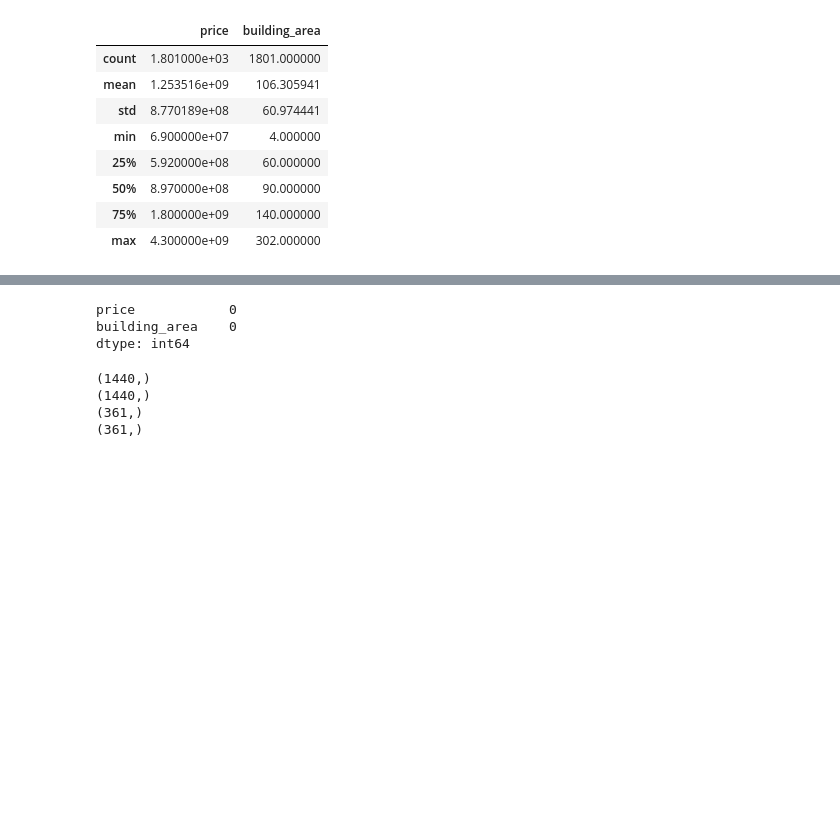
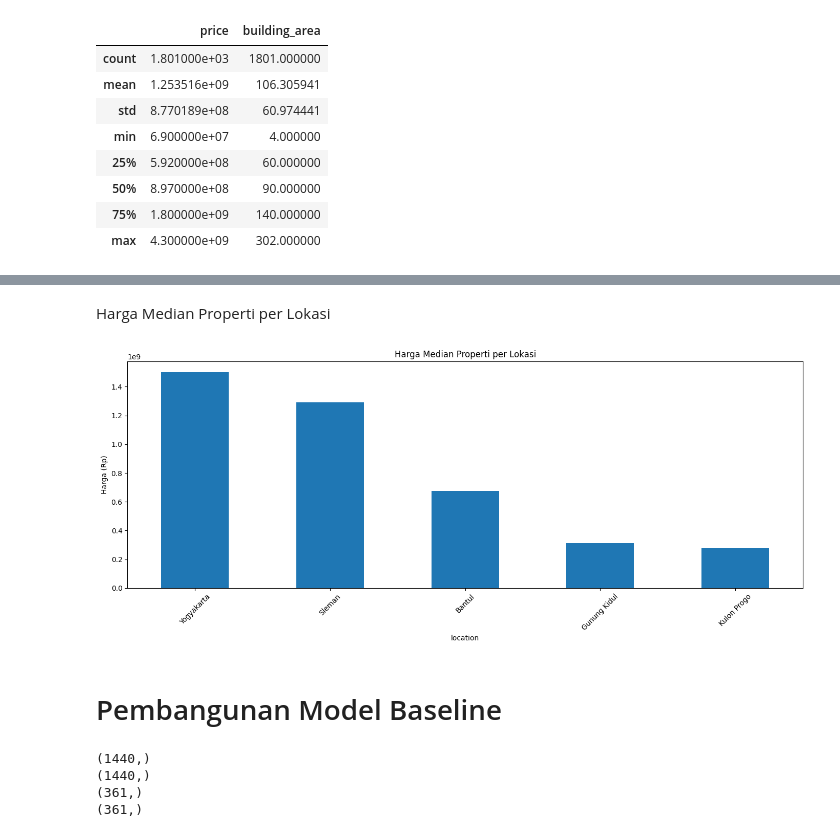
Before and after one commit to piezzy/house-price-predictor-yogyakarta, a Jupyter notebook: yogyakarta_price_prediction.ipynb, the cells around one changed output, grey strips where cells are left out. Drawn from its saved outputs; the diff is of its cells as text; code cells hidden in the pictures; blank space fills up the shorter version.

```diff
--- a/yogyakarta_price_prediction.ipynb
+++ b/yogyakarta_price_prediction.ipynb
@@ -237,11 +339,19 @@ for name in df4_name:
+# %% [markdown]
+Harga Median Properti per Lokasi
+# %%
+plt.figure(figsize=(14,6))
+dfeda.groupby('location')['price'].median().sort_values(ascending=False).plot(kind='bar')
+plt.title('Harga Median Properti per Lokasi')
+plt.ylabel('Harga (Rp)')
+plt.xticks(rotation=45)
+plt.tight_layout()
+plt.show()
+# %% [output]
+[figure, added]
 # %%
 # df4.to_csv('cleaned.csv', index=False)
-# %%
-df4.isna().sum() #debuging krn td di excel cell atas ada data kosong
-# %% [output]
-price            0
-building_area    0
-dtype: int64
+# %% [markdown]
+# Pembangunan Model Baseline
 # %%
 X = df4['building_area'].to_numpy()
 Y = df4['price'].to_numpy()
```
Also changed, not shown: parts of 36 cells of this notebook, 1 other file.
